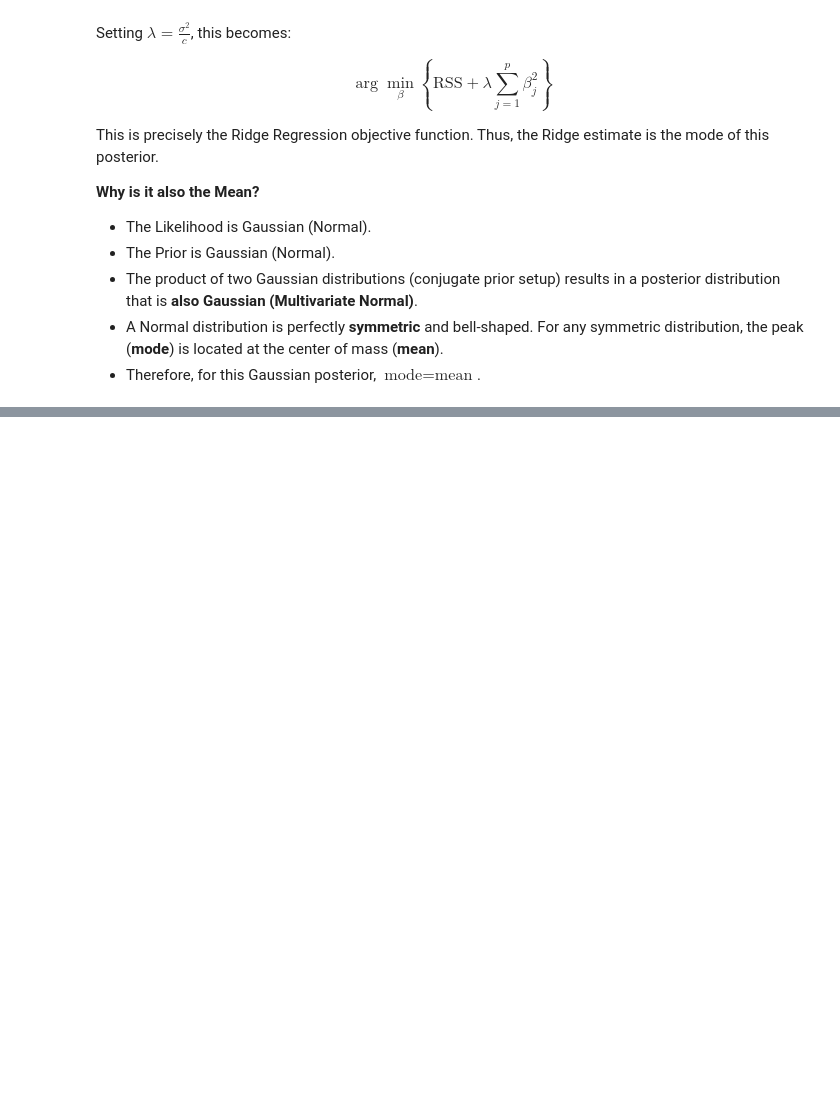
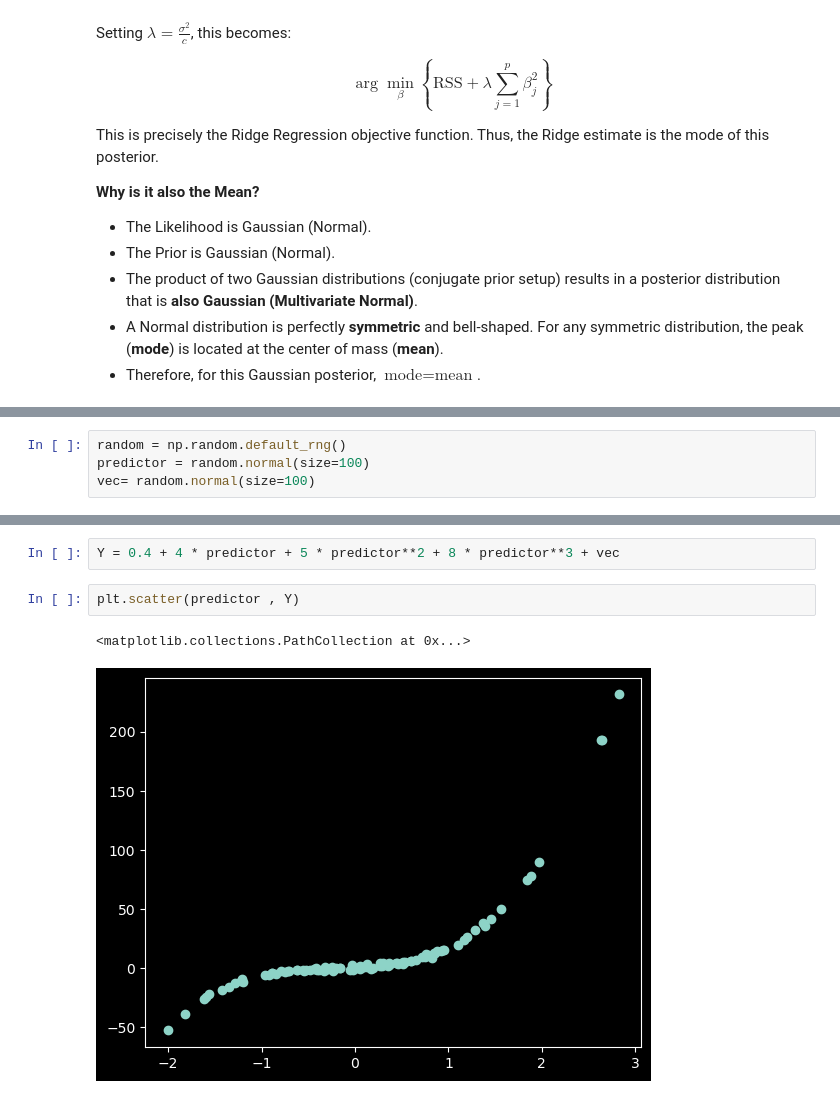
Before and after one commit to fatima-zahra20/ISLP-Solutions, a Jupyter notebook: MySolutionISLP_chap6.ipynb, the cells around one changed output, grey strips where cells are left out. Drawn from its saved outputs; the diff is of its cells as text; blank space fills up the shorter version.

```diff
--- a/MySolutionISLP_chap6.ipynb
+++ b/MySolutionISLP_chap6.ipynb
@@ -440,0 +445,4 @@ This is precisely the Ridge Regression objective function. Thus, the Ridge estim
+# %%
+random = np.random.default_rng()
+predictor = random.normal(size=100)
+vec= random.normal(size=100)
@@ -440,0 +461,7 @@ This is precisely the Ridge Regression objective function. Thus, the Ridge estim
+# %%
+Y = 0.4 + 4 * predictor + 5 * predictor**2 + 8 * predictor**3 + vec
+# %%
+plt.scatter(predictor , Y)
+# %% [output]
+<matplotlib.collections.PathCollection at 0x...>
+[figure, added]
```
Also changed, not shown: parts of 46 cells of this notebook, 1 other file.
